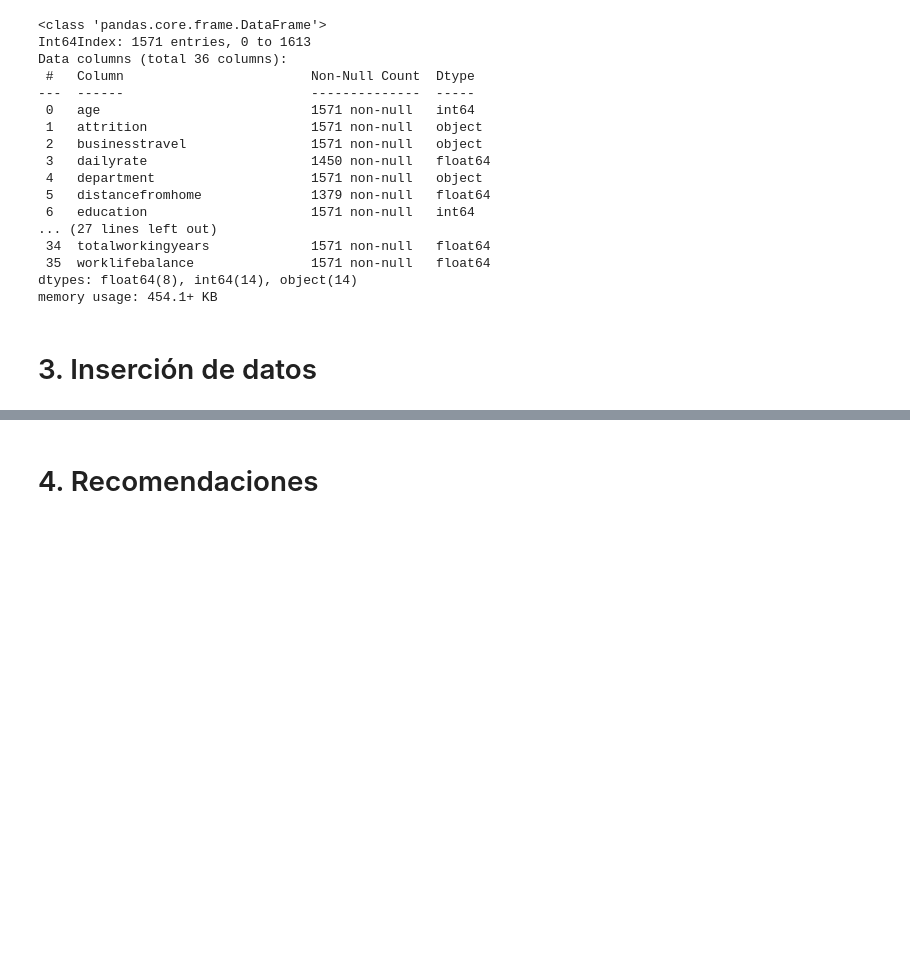
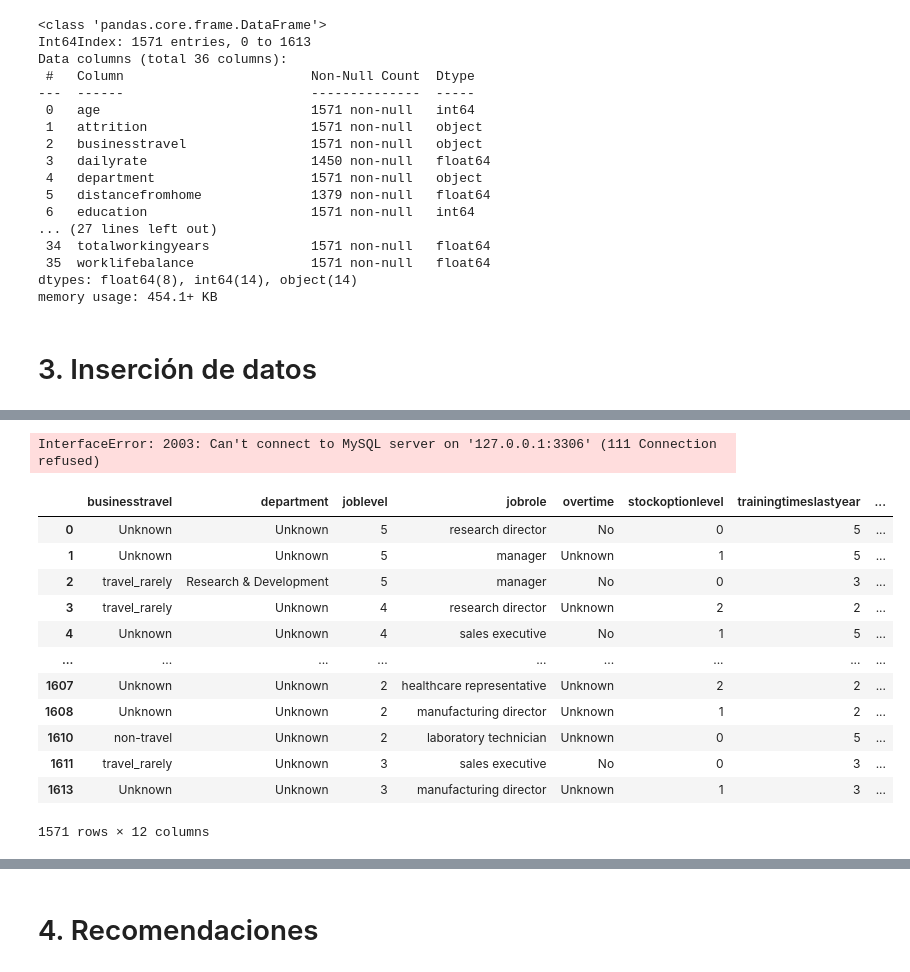
Before and after one commit to Adalab/proyecto-da-promo-Farzana-modulo3-team1, a Jupyter notebook: madre.ipynb, the cells around one changed output, grey strips where cells are left out. Saved outputs shown, nothing was run; the diff lists cells and outputs as text; code cells hidden in the pictures; blank space fills up the shorter version.

```diff
--- a/madre.ipynb
+++ b/madre.ipynb
@@ -692,2 +704,2 @@ df_empleados = df_data_copy[df_data_copy.duplicated(subset = 'employeenumber', k
 # %%
-#test = pd.read_csv("test.csv")
+definitivo = pd.read_csv("definitivo.csv", index_col = 0)
@@ -717,0 +855,38 @@ memory usage: 454.1+ KB
+# %%
+cnx = mysql.connector.connect(user = "root",
+                              password = "AlumnaAdalab",
+                              host = "127.0.0.1",
+                              database = "mydb")#Nuesta base de datos de mysql
+#Nos permite enviar informacion atraves de la conexciosm
+mycursor = cnx.cursor()
+
+
+#Escribimos la query aqui
+#¡¡¡El ORDEN IMPORTA!!! --> El primer dato debe ser el primer elemento de la lista de tuplas
+sql_proyecto = "INSERT INTO salario ('dailyrate', 'monthlyrate', 'percentsalaryhike', 'hourlyrate', 'employeenumber') VALUES (%s, %s, %s, %s,%s)"
+                        #peliculas el nombre del archivo correspondiente
+try:
+    mycursor.executemany(sql_proyecto, lista_tuplas_salario)
+    cnx.commit()
+    print(mycursor.rowcount,"registros insertados")
+except:
+    print("Ha habido un error en la inserción")
+# %% [output]
+InterfaceError: 2003: Can't connect to MySQL server on '127.0.0.1:3306' (111 Connection refused)
+# %%
+df_condiciones = definitivo[['businesstravel', 'department', 'joblevel', 'jobrole', 'overtime', 'stockoptionlevel', 'trainingtimeslastyear', 'yearsatcompany', 'yearssincelastpromotion', 'yearswithcurrmanager', 'remotework', 'employeenumber']]
+df_condiciones
+# %% [output]
+|  | businesstravel | department | joblevel | jobrole | overtime | stockoptionlevel | trainingtimeslastyear | ... |
+| 0 | Unknown | Unknown | 5 | research director | No | 0 | 5 | ... |
+| 1 | Unknown | Unknown | 5 | manager | Unknown | 1 | 5 | ... |
+| 2 | travel_rarely | Research & Development | 5 | manager | No | 0 | 3 | ... |
+| 3 | travel_rarely | Unknown | 4 | research director | Unknown | 2 | 2 | ... |
+| 4 | Unknown | Unknown | 4 | sales executive | No | 1 | 5 | ... |
+| ... | ... | ... | ... | ... | ... | ... | ... | ... |
+| 1607 | Unknown | Unknown | 2 | healthcare representative | Unknown | 2 | 2 | ... |
+| 1608 | Unknown | Unknown | 2 | manufacturing director | Unknown | 1 | 2 | ... |
+| 1610 | non-travel | Unknown | 2 | laboratory technician | Unknown | 0 | 5 | ... |
+| 1611 | travel_rarely | Unknown | 3 | sales executive | No | 0 | 3 | ... |
+| 1613 | Unknown | Unknown | 3 | manufacturing director | Unknown | 1 | 3 | ... |
+1571 rows × 12 columns
```
Also changed, not shown: parts of 17 cells of this notebook, 1 other file.
